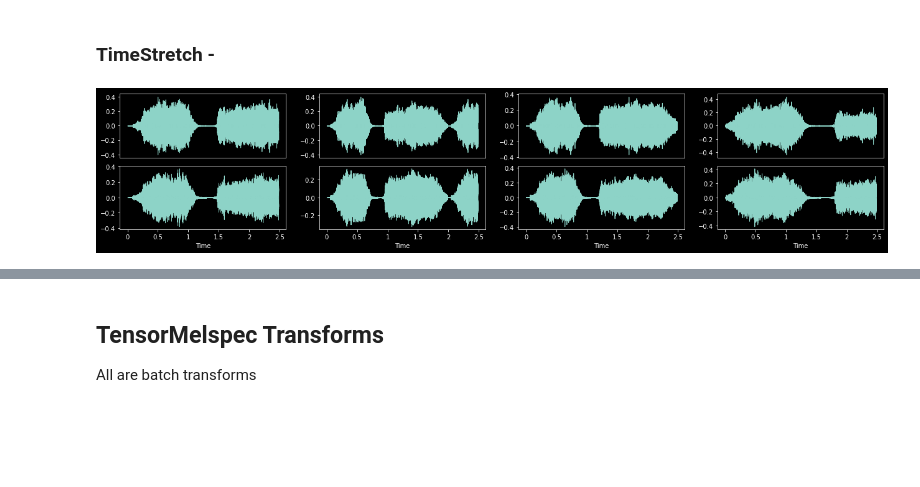
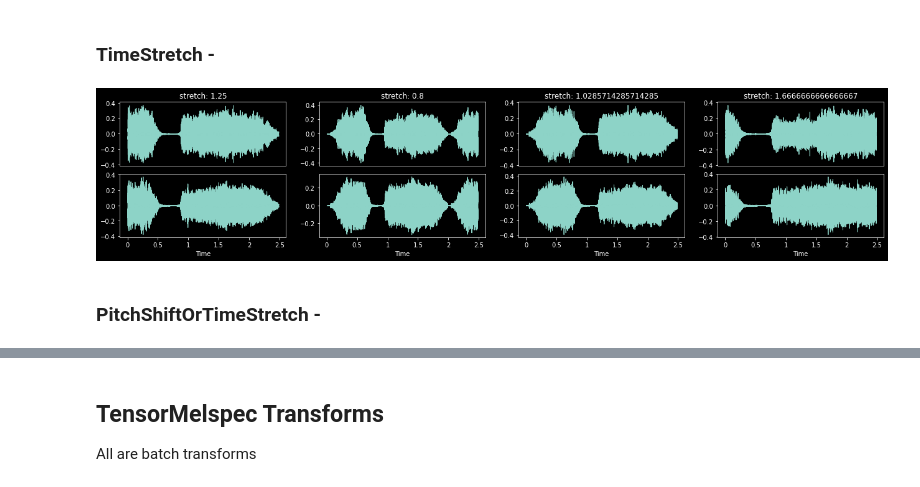
Before and after one commit to warner-benjamin/fastxtend, a Jupyter notebook: nbs/audio.03_augment.ipynb, the cells around one changed output, grey strips where cells are left out. Cells and saved outputs as stored; diff of their text form; code cells hidden in the pictures; blank space fills up the shorter version.

```diff
--- a/nbs/audio.03_augment.ipynb
+++ b/nbs/audio.03_augment.ipynb
@@ -251,0 +329,9 @@ for ax,gain in zip(axs.flatten(), [-18, -6, 0, 6]):
+# %%
+with less_random():
+    cn = NoiseColor.White
+    _,axs = plt.subplots(1,4,figsize=(22,4))
+    plt.suptitle(f'{cn}')
+    for ax,nl in zip(axs.flatten(), [0.02, 0.05, 0.1, 0.2]):
+        ps = Noise(p=1., noise_level=nl, color=cn)
+        audio = TensorAudio.create(TEST_AUDIO)
+        ps(audio, split_idx=0).show(ctx=ax, title=f'noise_level: {nl}', hear=False)
@@ -287,0 +451,5 @@ class VolumeBatch(BatchRandTransform):
+# %%
+#exporti
+def _semitones_to_ratio(semitones:float) -> Fraction:
+    "Convert semitonal shifts into a Fraction indicating a pitch shift ratio"
+    return Fraction(2.0 ** (semitones / 12.0))
@@ -322,5 +553,5 @@ with less_random():
     ps = PitchShift(p=1.)
     for ax in axs.flatten():
         audio = TensorAudio.create(TEST_AUDIO)
-        ps(audio.unsqueeze(0), split_idx=0).squeeze(0).show(ctx=ax, hear=False)
+        ps(audio.unsqueeze(0), split_idx=0).squeeze(0).show(ctx=ax, title=f'shift: {ps.shift}', hear=False)
 # %% [output]
@@ -375,16 +620,20 @@ for ax,steps in zip(axs.flatten(), [2, 3, 5, 7]):
 # %%
 #export
 class TimeStretch(BatchRandTransform):
+    "Fast time stretch of `TensorAudio`"
     order, split_idx = 25, 0
     def __init__(self,
         p:float=0.2,
-        stretch_rates:tuple[float,float]=(0.5,2.0), # Random time stretch range in semitones to select computation efficient stretches. Defaults to 50%-200% speed
+        stretch_rates:tuple[float,float]=(0.5,2.0), # Random time stretch range to compute efficient stretches. Defaults to 50%-200% speed
         padmode:AudioPadMode=AudioPadMode.Repeat,
         constant:Number=0,
+        split:int|None=None # Apply transform to `split` items at a time. Use to prevent OOM.
     ):
         super().__init__(p=p)
         store_attr(but='p')
         self.sr = 0
+        if padmode not in [vol for vol in AudioPadMode]:
+            raise ValueError(f"`padmode` {padmode} is not valid")
 
     def before_call(self,
         b:TensorAudio|tuple[TensorAudio,...],
@@ -393,15 +642,21 @@ class TimeStretch(BatchRandTransform):
         super().before_call(b, split_idx)
         if not self.sr:
             self.sr = _get_audio_attr(b, 'sr')
-            self._fast_stretchs = get_fast_stretches(self.sr, self._validate_fast_stretches)
-            self.shape = _get_audio_attr(b, 'shape')
-        if split_idx==0: self.stretch = float(1/random.choice(self._fast_stretchs))
+            self.n_fft = self.sr // 64
+            self.hop_length = self.n_fft // 32
+            self._fast_stretchs = _get_fast_stretches(self.sr, self._validate_fast_stretches)
+            self.device = _get_audio_attr(b, 'device')
+        if split_idx==0:
+            self.stretch = float(1/random.choice(self._fast_stretchs))
 
     def encodes(self, x:TensorAudio) -> Tensor:
-        x = retain_type(time_stretch(x.clone(), self.stretch, self.sr), typ=TensorAudio)
-        crop_start = torch.randint(0, x.shape[-1]-self.shape[-1], (1,)) if self.shape[-1] < x.shape[-1]  else None
-        pad_len = (self.shape[-1]-x.shape[-1]) if self.shape[-1] > x.shape[-1] else 0
-        return x.crop_pad(self.shape[-1], crop_start, pad_len, self.padmode, self.constant)
+        if self.split:
+            xs = []
+            for xi in retain_type(x.split(self.split), TensorAudio):
+                xs.append(xi.time_stretch(self.n_fft, self.hop_length, self.stretch, self.padmode, self.constant, self.device))
+            return torch.cat(xs, dim=0)
+        else:
+            return x.time_stretch(self.n_fft, self.hop_length, self.stretch, self.padmode, self.constant, self.device)
 
 
     def _validate_fast_stretches(self, x):
@@ -409,9 +664,11 @@ class TimeStretch(BatchRandTransform):
 # %%
 with less_random():
     _,axs = plt.subplots(1,4,figsize=(22,4))
     ts = TimeStretch(p=1.)
     for ax in axs.flatten():
         audio = TensorAudio.create(TEST_AUDIO)
-        ts(audio.unsqueeze(0), split_idx=0).squeeze(0).show(ctx=ax, hear=False)
+        ts(audio.unsqueeze(0), split_idx=0).squeeze(0).show(ctx=ax, title=f'stretch: {ts.stretch}', hear=False)
 # %% [output]
-[figure, old version]
+[figure, new version]
+# %% [markdown]
+### PitchShiftOrTimeStretch -
```
Also changed, not shown: parts of 27 cells of this notebook, 6 other files.
